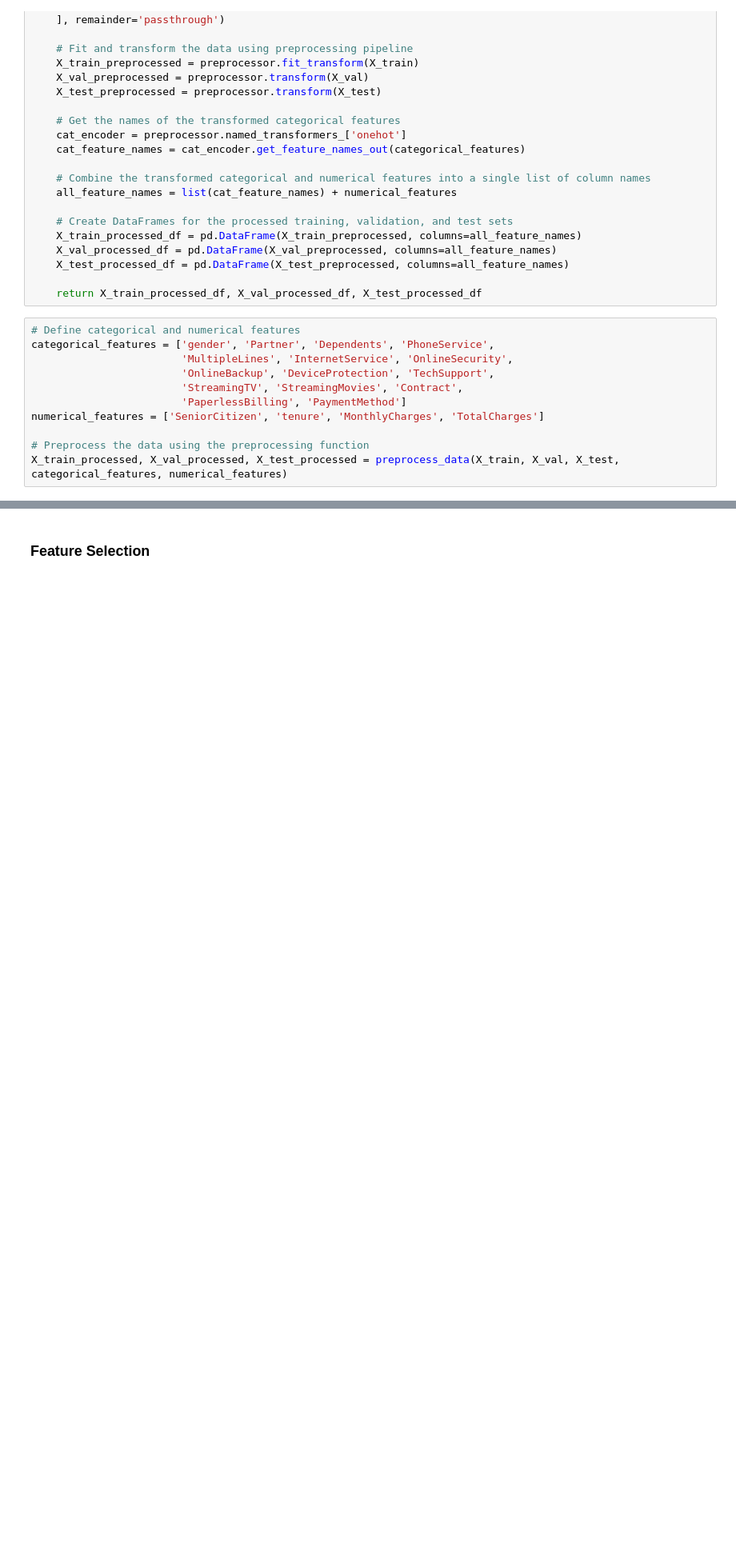
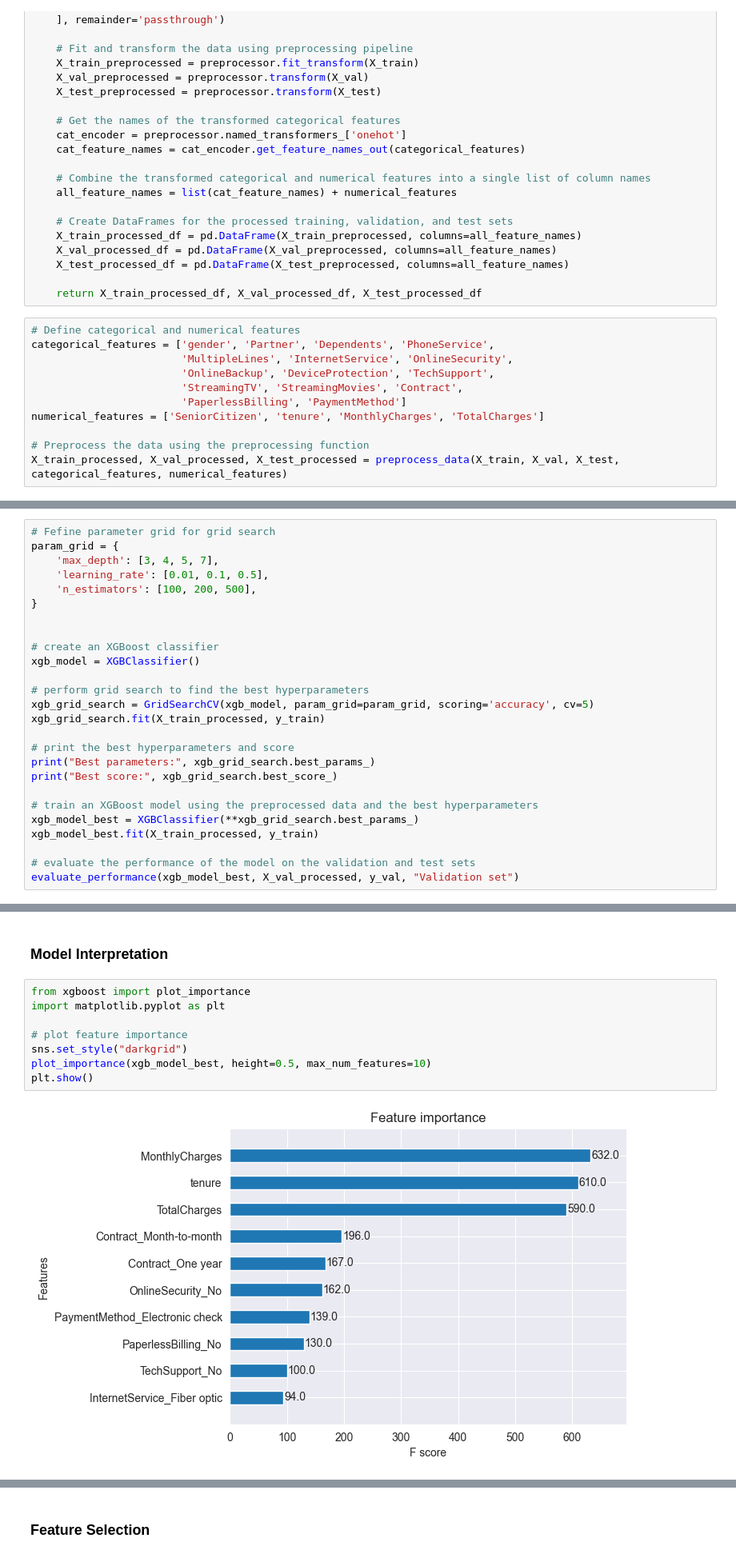
Before and after one commit to JacobJ215/Churn-Analysis-and-Prediction, a Jupyter notebook: churn.ipynb, the cells around one changed output, grey strips where cells are left out. Shown at 80% size. Drawn from its saved outputs; the diff is of its cells as text; blank space fills up the shorter version.

Commit message:
added hyperparamter tuning and model interpretation

```diff
--- a/churn.ipynb
+++ b/churn.ipynb
@@ -396,0 +725,26 @@ X_train_processed, X_val_processed, X_test_processed = preprocess_data(X_train,
+# %%
+# Fefine parameter grid for grid search
+param_grid = {
+    'max_depth': [3, 4, 5, 7],
+    'learning_rate': [0.01, 0.1, 0.5],
+    'n_estimators': [100, 200, 500],
+}
+
+
+# create an XGBoost classifier
+xgb_model = XGBClassifier()
+
+# perform grid search to find the best hyperparameters
+xgb_grid_search = GridSearchCV(xgb_model, param_grid=param_grid, scoring='accuracy', cv=5)
+xgb_grid_search.fit(X_train_processed, y_train)
+
+# print the best hyperparameters and score
+print("Best parameters:", xgb_grid_search.best_params_)
+print("Best score:", xgb_grid_search.best_score_)
+
+# train an XGBoost model using the preprocessed data and the best hyperparameters
+xgb_model_best = XGBClassifier(**xgb_grid_search.best_params_)
+xgb_model_best.fit(X_train_processed, y_train)
+
+# evaluate the performance of the model on the validation and test sets
+evaluate_performance(xgb_model_best, X_val_processed, y_val, "Validation set")
@@ -396,0 +774,12 @@ X_train_processed, X_val_processed, X_test_processed = preprocess_data(X_train,
+# %% [markdown]
+### Model Interpretation
+# %%
+from xgboost import plot_importance
+import matplotlib.pyplot as plt
+
+# plot feature importance
+sns.set_style("darkgrid")
+plot_importance(xgb_model_best, height=0.5, max_num_features=10)
+plt.show()
+# %% [output]
+[figure, added]
```
Also changed, not shown: parts of 28 cells of this notebook.
